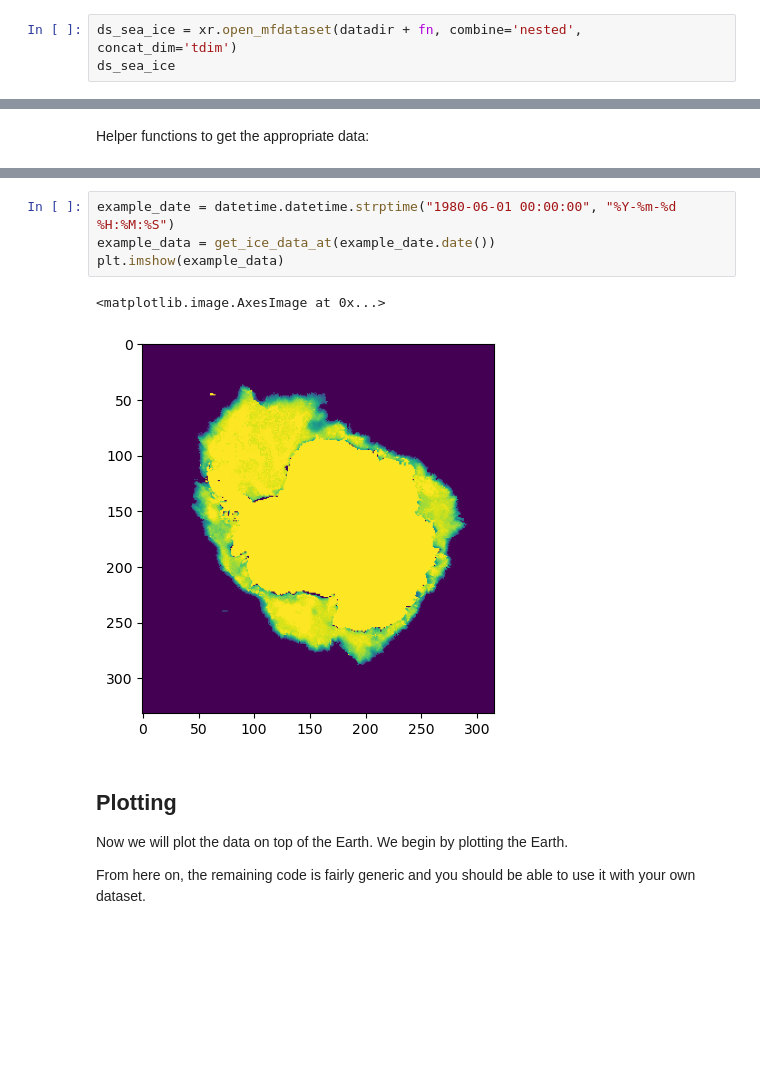
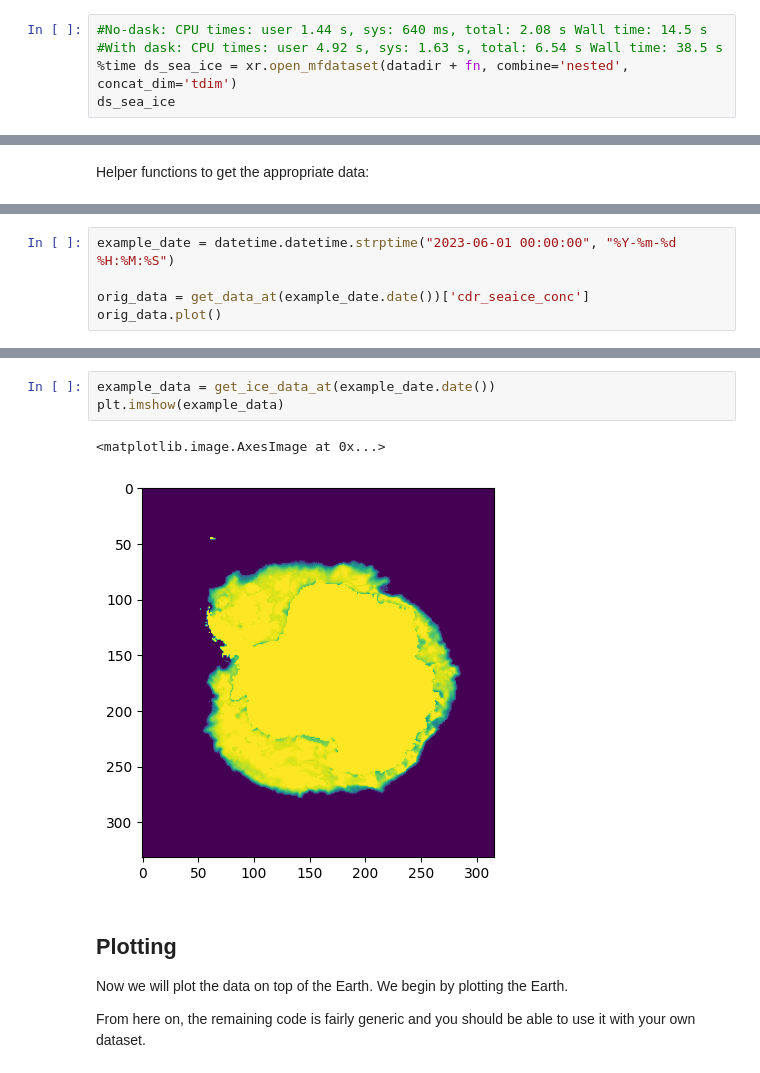
Before and after one commit to ACCESS-NRI/ACCESS-Visualisation-Recipes, a Jupyter notebook: Examples/sea_ice_historical.ipynb, the cells around one changed output, grey strips where cells are left out. Saved outputs shown, nothing was run; the diff lists cells and outputs as text; blank space fills up the shorter version.

Commit message:
Update sea ice for webinar
Limiting to a single year for data download, remove the NRT data use
only aggregate historical, fix the plotting issues, requires latest
accessvis version

```diff
--- a/Examples/sea_ice_historical.ipynb
+++ b/Examples/sea_ice_historical.ipynb
@@ -134,6 +84,8 @@ Downloaded: 1 files, 41K in 0.4s (111 KB/s)
 ## Open Data:
 Opening as an xarray dataset.
 # %%
-ds_sea_ice = xr.open_mfdataset(datadir + fn, combine='nested', concat_dim='tdim')
+#No-dask: CPU times: user 1.44 s, sys: 640 ms, total: 2.08 s Wall time: 14.5 s
+#With dask: CPU times: user 4.92 s, sys: 1.63 s, total: 6.54 s Wall time: 38.5 s
+%time ds_sea_ice = xr.open_mfdataset(datadir + fn, combine='nested', concat_dim='tdim')
 ds_sea_ice
 # %% [output]
@@ -264,0 +175,5 @@ Here we are plotting the sea ice cover for 1st June 1980. Note: you may want to
+# %%
+example_date = datetime.datetime.strptime("2023-06-01 00:00:00", "%Y-%m-%d %H:%M:%S")
+
+orig_data = get_data_at(example_date.date())['cdr_seaice_conc']
+orig_data.plot()
@@ -265,10 +183,9 @@ Here we are plotting the sea ice cover for 1st June 1980. Note: you may want to
 # %%
-example_date = datetime.datetime.strptime("1980-06-01 00:00:00", "%Y-%m-%d %H:%M:%S")
 example_data = get_ice_data_at(example_date.date())
 plt.imshow(example_data)
 # %% [output]
 <matplotlib.image.AxesImage at 0x...>
-[figure, old version]
+[figure, new version]
 # %% [markdown]
 ## Plotting
 Now we will plot the data on top of the Earth. We begin by plotting the Earth.
```
Also changed, not shown: parts of 20 cells of this notebook.
